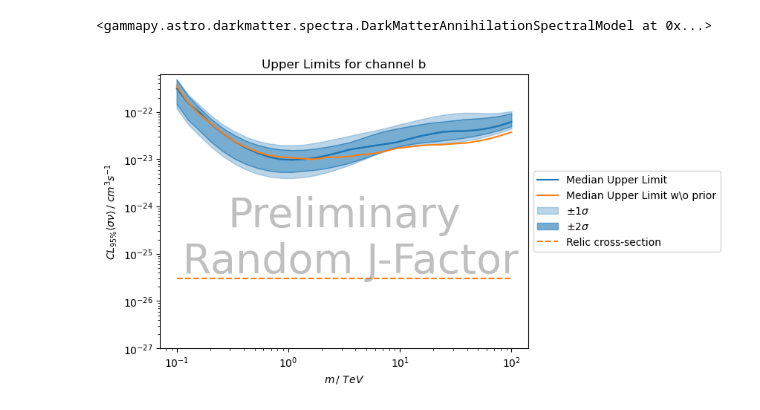
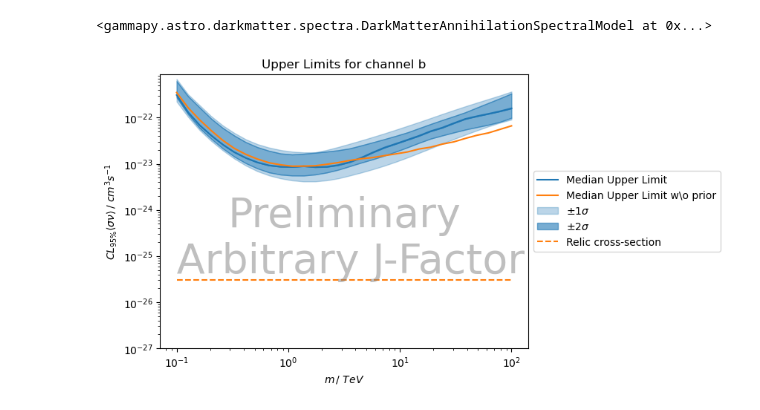
Before and after one commit to StFroese/gammapy-dm-tutorial, a Jupyter notebook: Gammapy DM Tutorial.ipynb, the cells around one changed output. Cells and saved outputs as stored; diff of their text form; code cells hidden in the pictures.

```diff
--- a/Gammapy DM Tutorial.ipynb
+++ b/Gammapy DM Tutorial.ipynb
@@ -21,7 +21,7 @@ Already done by me, you can find Coma DL3 full-enclosure data here: ''
 # %%
 from gammapy.data import DataStore
 # %%
-ds = DataStore.from_dir('../../data/ComaBerenice_2019-01-30_2019-06-04_full-enclosure_Mars-V3-1-0/')
+ds = DataStore.from_dir('/Users/stefan/Documents/projects/phdthesis/data/ComaBerenice_2019-01-30_2019-06-04_full-enclosure_Mars-V3-1-0/')
 # %%
 ds
 # %% [output]
@@ -448,7 +451,7 @@ $[0.1,~0.1268961,~0.1610262,~0.20433597,~0.25929438,~0.32903446,~0.41753189,~0.5
 uls = []
 for mass in masses:
     d = stacked.copy()
-    dm_model = DarkMatterAnnihilationSpectralModel(mass=mass, channel='b', jfactor=jfactor)
+    dm_model = DarkMatterAnnihilationSpectralModel(mass=mass, channel='b', jfactor='1e19 GeV2 cm-5')
     dm_model.jfactor.frozen = True
     model = SkyModel(spectral_model=dm_model, name=f"dm_{mass:.2f}", datasets_names=d.name)
 
@@ -523,7 +520,7 @@ for run in tqdm(runs):
     uls = []
     for mass in masses:
         d = null.copy()
-        dm_model = DarkMatterAnnihilationSpectralModel(mass=mass, channel='b', jfactor=jfactor)
+        dm_model = DarkMatterAnnihilationSpectralModel(mass=mass, channel='b', jfactor="1e19 GeV2 cm-5")
         dm_model.jfactor.frozen = True
         model = SkyModel(spectral_model=dm_model, name=f"dm_{mass:.2f}", datasets_names=d.name)
 
@@ -623,7 +620,7 @@ for run in tqdm(runs):
     uls = []
     for mass in masses:
         d = null.copy()
-        dm_model = DarkMatterAnnihilationSpectralModel(mass=mass, channel='b', jfactor=jfactor)
+        dm_model = DarkMatterAnnihilationSpectralModel(mass=mass, channel='b', jfactor="1e19 GeV2 cm-5")
         dm_model.jfactor.prior = GaussianPrior(mu=1e19, sigma=1e18) # add prior instead of freezing the j-factor
         model = SkyModel(spectral_model=dm_model, name=f"dm_{mass:.2f}", datasets_names=d.name)
 
@@ -669,31 +666,31 @@ for run in tqdm(runs):
 # %%
 from scipy.stats import norm
 fig, ax = plt.subplots()
 med = np.median(uls_runs_prior, axis=0) * dm_model.THERMAL_RELIC_CROSS_SECTION
 med_wo_prior = np.median(uls_runs, axis=0) * dm_model.THERMAL_RELIC_CROSS_SECTION
 minus_2 = np.percentile(uls_runs_prior, norm.cdf(-2)*100, axis=0) * dm_model.THERMAL_RELIC_CROSS_SECTION
 minus_1 = np.percentile(uls_runs_prior, norm.cdf(-1)*100, axis=0) * dm_model.THERMAL_RELIC_CROSS_SECTION
 plus_1 = np.percentile(uls_runs_prior, norm.cdf(1)*100, axis=0) * dm_model.THERMAL_RELIC_CROSS_SECTION
 plus_2 = np.percentile(uls_runs_prior, norm.cdf(2)*100, axis=0) * dm_model.THERMAL_RELIC_CROSS_SECTION
 
 
 plt.plot(masses, med, label='Median Upper Limit')
 plt.plot(masses, med_wo_prior, label='Median Upper Limit w\o prior', color='tab:orange')
 plt.fill_between(masses.value, minus_2.value, minus_1.value, color="tab:blue", alpha=0.3, label=r'$\pm 1\sigma$')
 plt.fill_between(masses.value, minus_1.value, med.value, color="tab:blue", alpha=0.6, label=r'$\pm 2\sigma$')
 plt.fill_between(masses.value, med.value, plus_1.value, color="tab:blue", alpha=0.6)
 plt.fill_between(masses.value, plus_1.value, plus_2.value, color="tab:blue", alpha=0.3)
 plt.yscale('log')
 plt.hlines(dm_model.THERMAL_RELIC_CROSS_SECTION.value, np.min(masses.value), np.max(masses.value), color='tab:orange', linestyle='dashed', label='Relic cross-section')
 plt.xscale('log')
 plt.ylim(1e-27,)
-plt.text(0.5, 0.4, 'Preliminary\n Random J-Factor', transform=ax.transAxes,
+plt.text(0.5, 0.4, 'Preliminary\n Arbitrary J-Factor', transform=ax.transAxes,
         fontsize=40, color='gray', alpha=0.5,
         ha='center', va='center', rotation=0)
 plt.ylabel(r'$CL_{95\%} \langle\sigma\nu\rangle \,/\ cm^3 s^{-1}$')
 plt.xlabel(r'$m \,/\ TeV$')
 plt.title('Upper Limits for channel b')
 plt.legend(loc='center left', bbox_to_anchor=(1, 0.5))
 plt.show()
 # %% [output]
-[figure, old version]
+[figure, new version]
```
Also changed, not shown: parts of 17 cells of this notebook.
